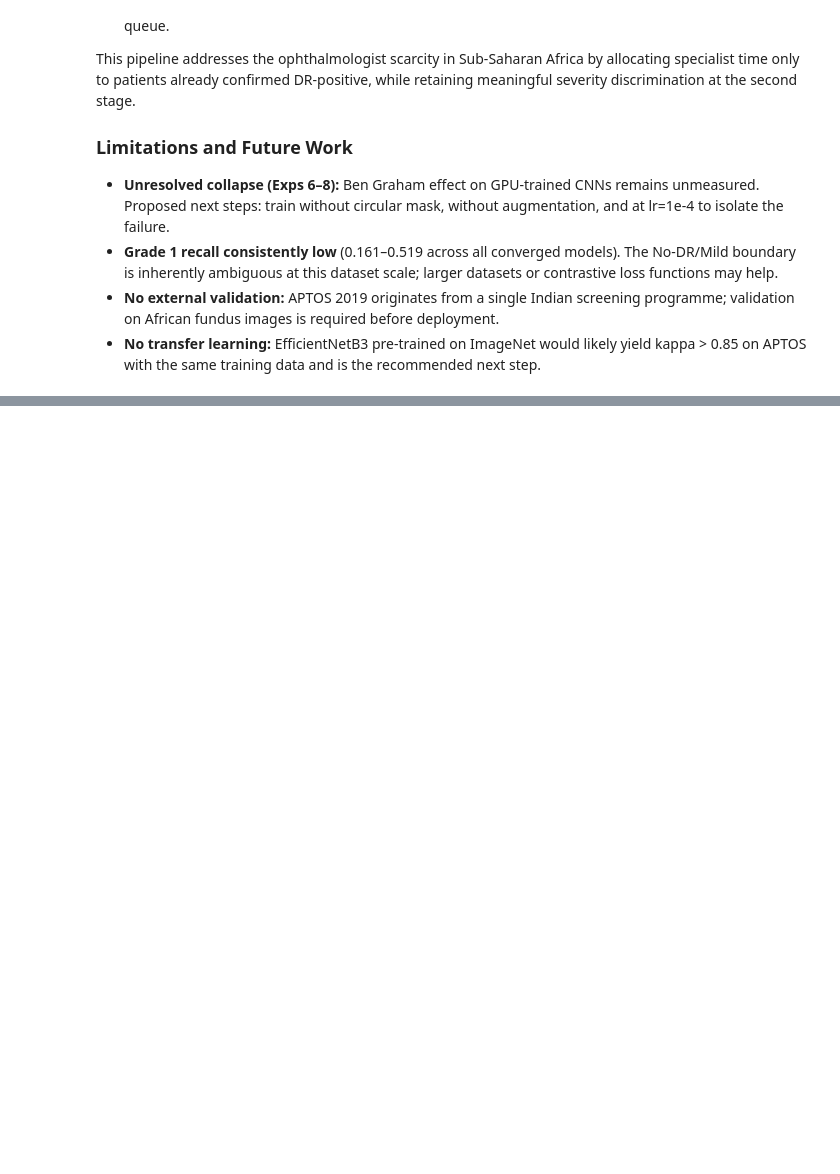
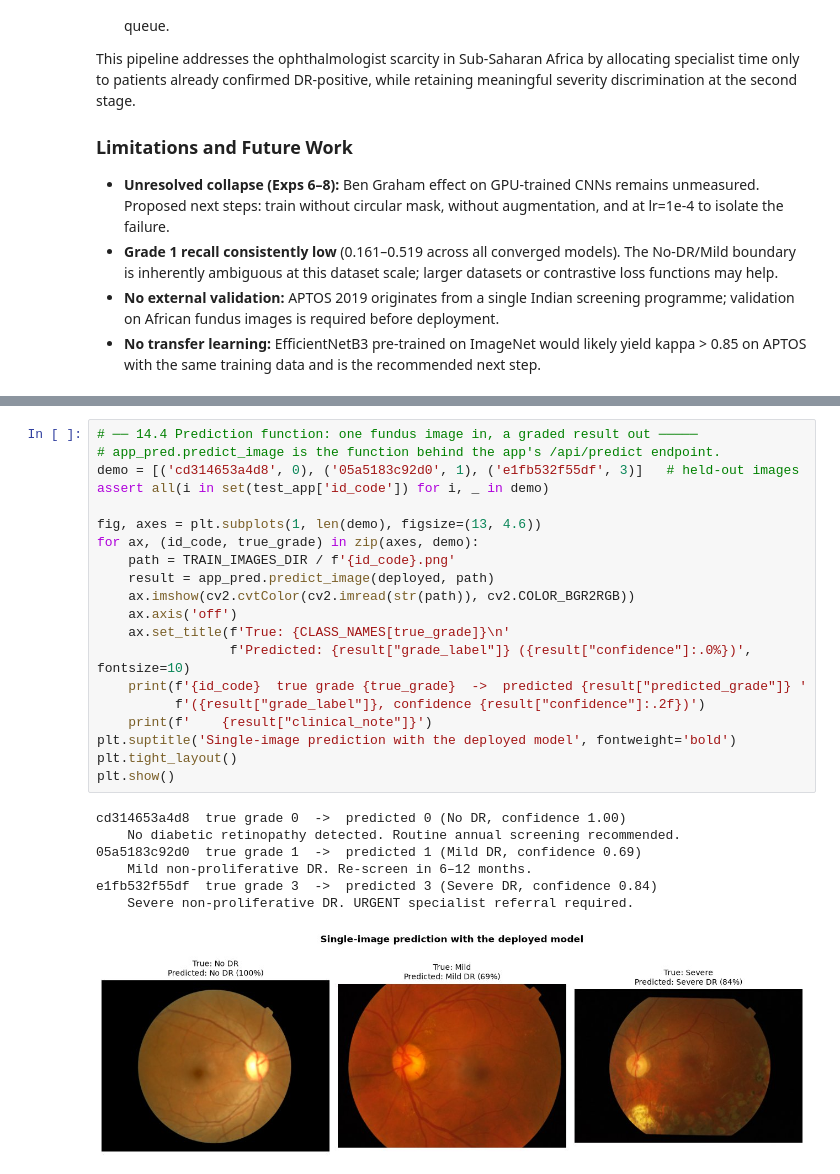
Before and after one commit to Hassan-Adelani-Luqman/dr-detection-mlops, a Jupyter notebook: notebook/diabetic_retinopathy_detection.ipynb, the cells around one changed output, grey strips where cells are left out. Cells and saved outputs as stored; diff of their text form; blank space fills up the shorter version.

```diff
--- a/notebook/diabetic_retinopathy_detection.ipynb
+++ b/notebook/diabetic_retinopathy_detection.ipynb
@@ -3269,0 +3384,28 @@ severity discrimination at the second stage.
+# %%
+# ── 14.4 Prediction function: one fundus image in, a graded result out ─────
+# app_pred.predict_image is the function behind the app's /api/predict endpoint.
+demo = [('cd314653a4d8', 0), ('05a5183c92d0', 1), ('e1fb532f55df', 3)]   # held-out images
+assert all(i in set(test_app['id_code']) for i, _ in demo)
+
+fig, axes = plt.subplots(1, len(demo), figsize=(13, 4.6))
+for ax, (id_code, true_grade) in zip(axes, demo):
+    path = TRAIN_IMAGES_DIR / f'{id_code}.png'
+    result = app_pred.predict_image(deployed, path)
+    ax.imshow(cv2.cvtColor(cv2.imread(str(path)), cv2.COLOR_BGR2RGB))
+    ax.axis('off')
+    ax.set_title(f'True: {CLASS_NAMES[true_grade]}\n'
+                 f'Predicted: {result["grade_label"]} ({result["confidence"]:.0%})', fontsize=10)
+    print(f'{id_code}  true grade {true_grade}  ->  predicted {result["predicted_grade"]} '
+          f'({result["grade_label"]}, confidence {result["confidence"]:.2f})')
+    print(f'    {result["clinical_note"]}')
+plt.suptitle('Single-image prediction with the deployed model', fontweight='bold')
+plt.tight_layout()
+plt.show()
+# %% [output]
+cd314653a4d8  true grade 0  ->  predicted 0 (No DR, confidence 1.00)
+    No diabetic retinopathy detected. Routine annual screening recommended.
+05a5183c92d0  true grade 1  ->  predicted 1 (Mild DR, confidence 0.69)
+    Mild non-proliferative DR. Re-screen in 6–12 months.
+e1fb532f55df  true grade 3  ->  predicted 3 (Severe DR, confidence 0.84)
+    Severe non-proliferative DR. URGENT specialist referral required.
+[figure, added]
```
Also changed, not shown: parts of 11 cells of this notebook, 5 other files.
